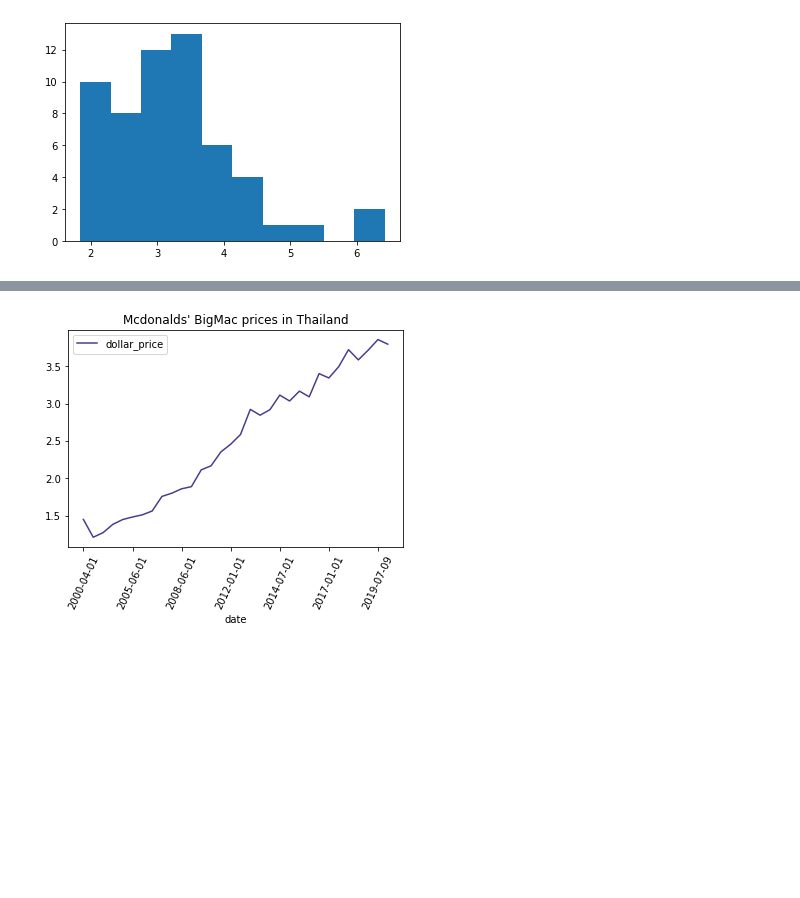
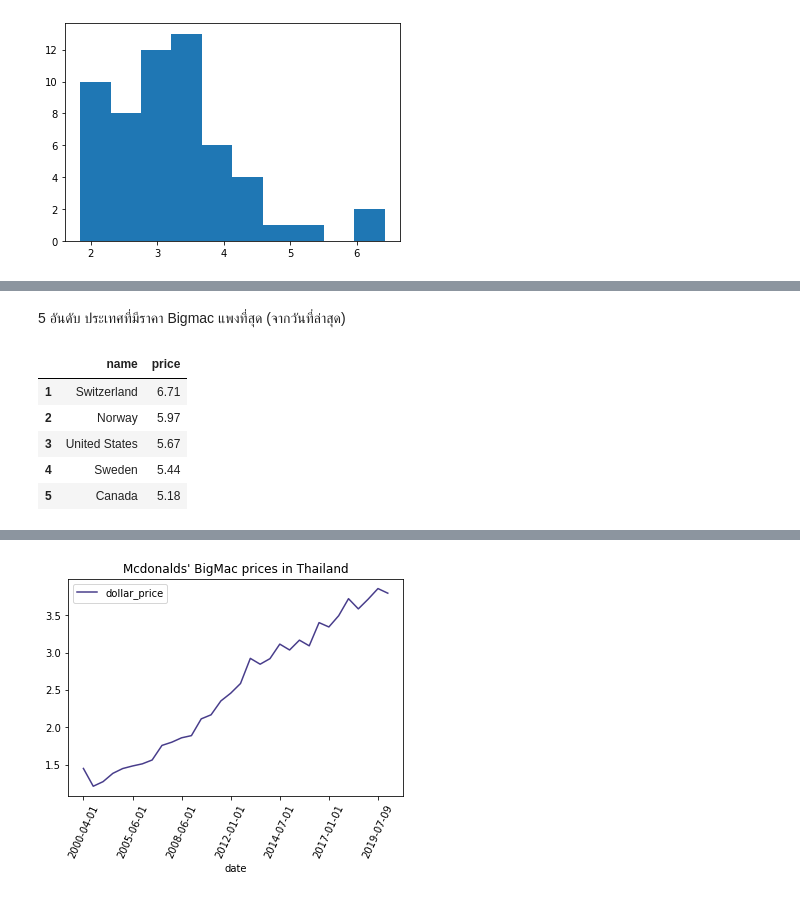
Before and after one commit to MeepoohVP/student_score, a Jupyter notebook: bigmac.ipynb, the cells around one changed output, grey strips where cells are left out. Cells and saved outputs as stored; diff of their text form; code cells hidden in the pictures; blank space fills up the shorter version.

```diff
--- a/bigmac.ipynb
+++ b/bigmac.ipynb
@@ -92,0 +137,13 @@ data[data['name'] == data['name'].unique()[2]]['dollar_price'].mean()
+# %% [markdown]
+5 อันดับ ประเทศที่มีราคา Bigmac แพงที่สุด (จากวันที่ล่าสุด)
+# %%
+exps = df[::-1].head().reset_index(drop=True)
+exps.index += 1
+exps
+# %% [output]
+|  | name | price |
+| 1 | Switzerland | 6.71 |
+| 2 | Norway | 5.97 |
+| 3 | United States | 5.67 |
+| 4 | Sweden | 5.44 |
+| 5 | Canada | 5.18 |
```
Also changed, not shown: parts of 8 cells of this notebook.
